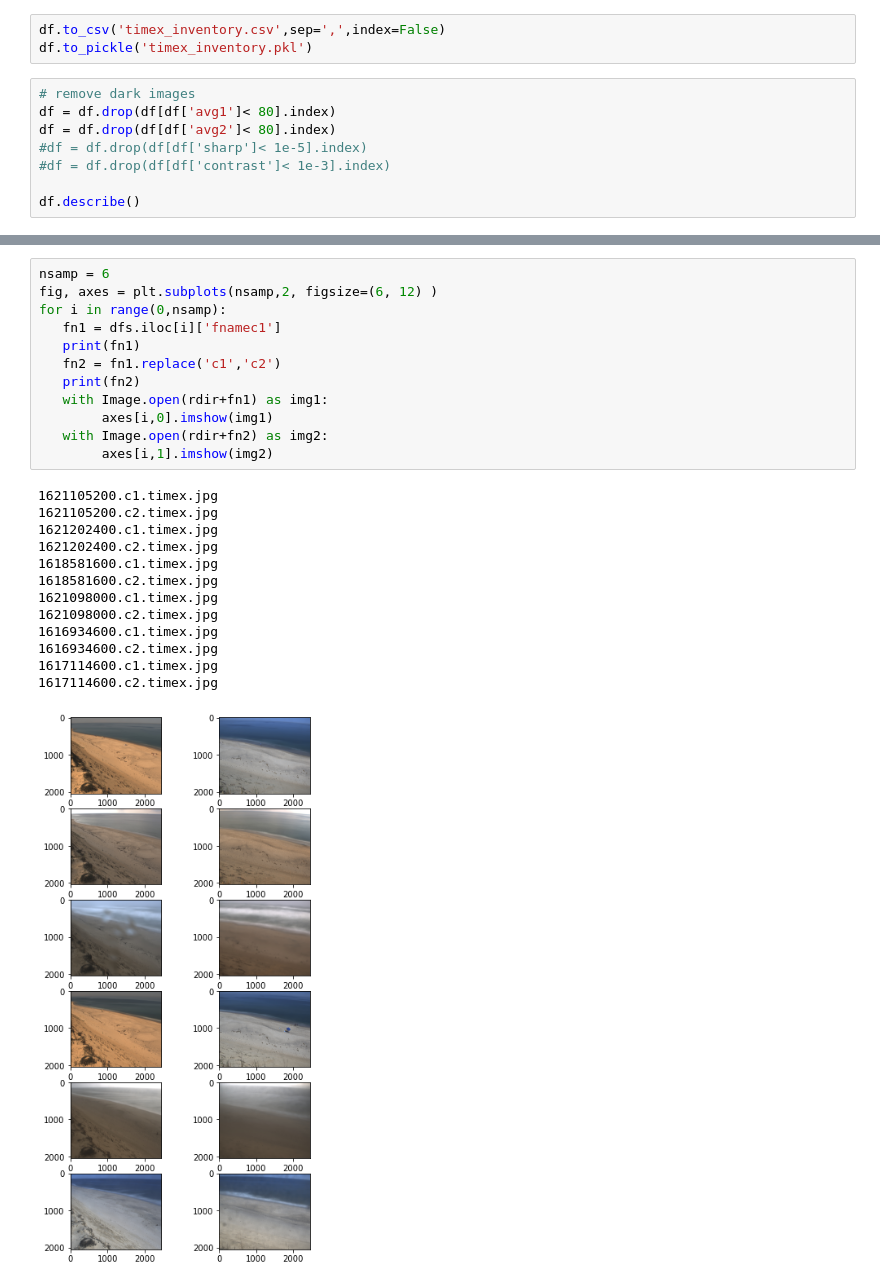
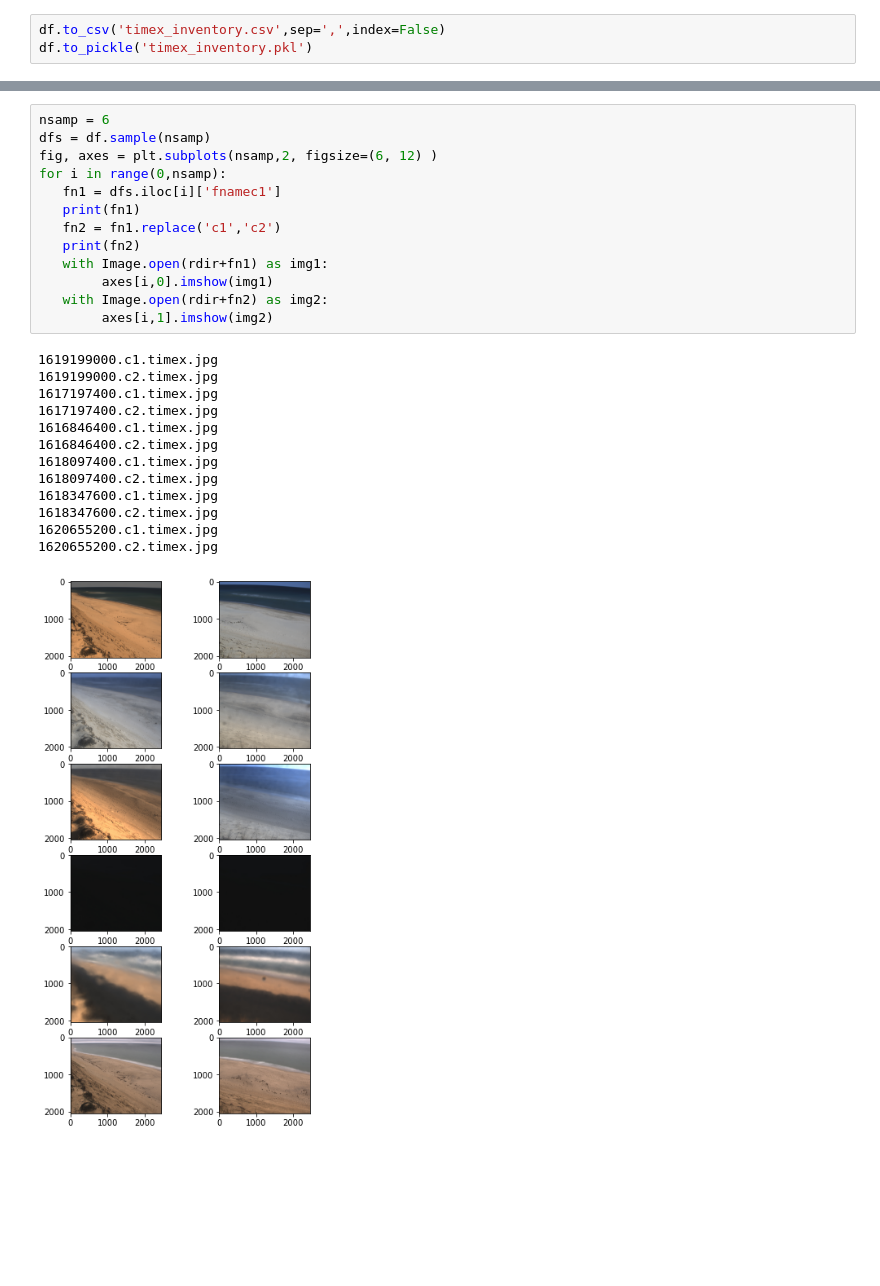
Before and after one commit to csherwood-usgs/CoastCam, a Jupyter notebook: assess_inventory.ipynb, the cells around one changed output, grey strips where cells are left out. Saved outputs shown, nothing was run; the diff lists cells and outputs as text; blank space fills up the shorter version.

```diff
--- a/assess_inventory.ipynb
+++ b/assess_inventory.ipynb
@@ -223,11 +223,3 @@ df.describe()
 # %%
 df.to_csv('timex_inventory.csv',sep=',',index=False)
 df.to_pickle('timex_inventory.pkl')
-# %%
-# remove dark images
-df = df.drop(df[df['avg1']< 80].index)
-df = df.drop(df[df['avg2']< 80].index)
-#df = df.drop(df[df['sharp']< 1e-5].index)
-#df = df.drop(df[df['contrast']< 1e-3].index)
-
-df.describe()
@@ -259,26 +226,27 @@ dfs
 # %%
 nsamp = 6
+dfs = df.sample(nsamp)
 fig, axes = plt.subplots(nsamp,2, figsize=(6, 12) )
 for i in range(0,nsamp):
    fn1 = dfs.iloc[i]['fnamec1']
    print(fn1)
    fn2 = fn1.replace('c1','c2')
    print(fn2)
    with Image.open(rdir+fn1) as img1:
         axes[i,0].imshow(img1)
    with Image.open(rdir+fn2) as img2:
         axes[i,1].imshow(img2)
 # %% [output]
-1621105200.c1.timex.jpg
-1621105200.c2.timex.jpg
-1621202400.c1.timex.jpg
-1621202400.c2.timex.jpg
-1618581600.c1.timex.jpg
-1618581600.c2.timex.jpg
-1621098000.c1.timex.jpg
-1621098000.c2.timex.jpg
-1616934600.c1.timex.jpg
-1616934600.c2.timex.jpg
-1617114600.c1.timex.jpg
-1617114600.c2.timex.jpg
+1619199000.c1.timex.jpg
+1619199000.c2.timex.jpg
+1617197400.c1.timex.jpg
+1617197400.c2.timex.jpg
+1616846400.c1.timex.jpg
+1616846400.c2.timex.jpg
+1618097400.c1.timex.jpg
+1618097400.c2.timex.jpg
+1618347600.c1.timex.jpg
+1618347600.c2.timex.jpg
+1620655200.c1.timex.jpg
+1620655200.c2.timex.jpg
-[figure, old version]
+[figure, new version]
```
Also changed, not shown: parts of 6 cells of this notebook, 1 other file.
